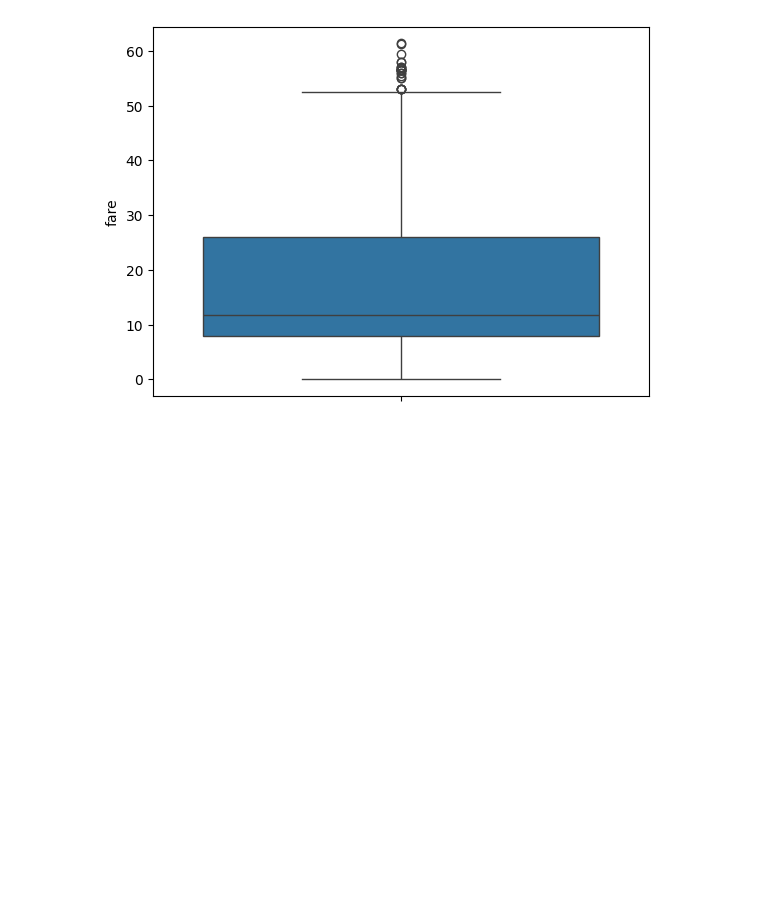
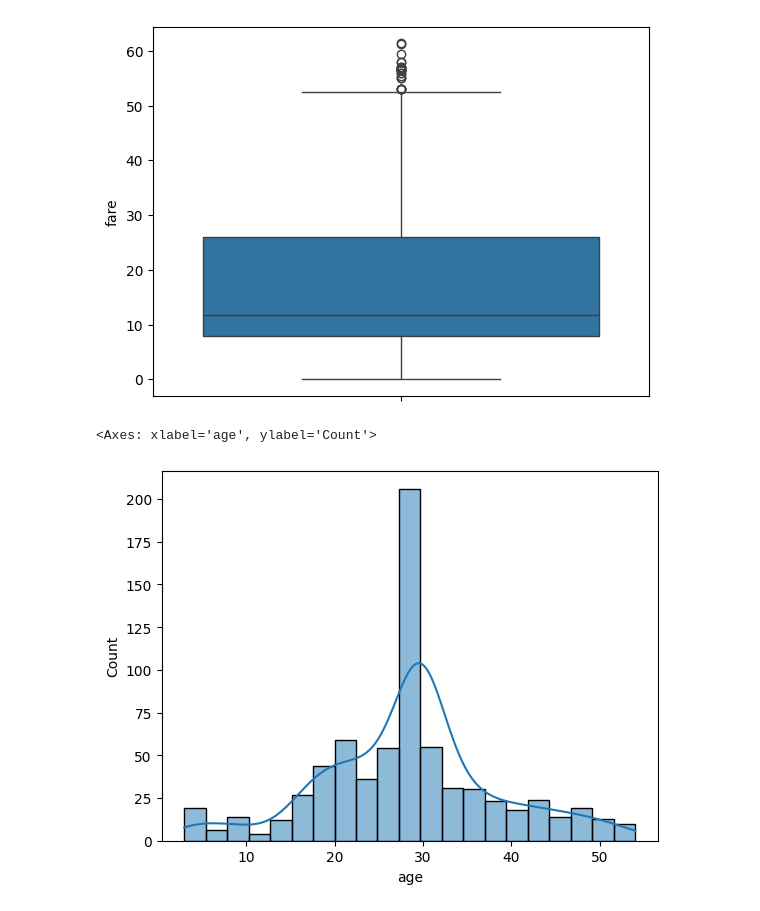
Before and after one commit to saadkhalidabbasi/Data-Science-Notes, a Jupyter notebook: Data_Wrangling_from_Zero_to_Pro.ipynb, the cells around one changed output. Cells and saved outputs as stored; diff of their text form; code cells hidden in the pictures; blank space fills up the shorter version.

```diff
--- a/Data_Wrangling_from_Zero_to_Pro.ipynb
+++ b/Data_Wrangling_from_Zero_to_Pro.ipynb
@@ -183,3 +183,10 @@ sns.boxplot(df,y='fare')
 # %% [output]
 <Axes: ylabel='fare'>
 [figure]
+# %%
+# Checking the Normalization of Data after removing outliers
+
+sns.histplot(data=df,x='age',kde=1)
+# %% [output]
+<Axes: xlabel='age', ylabel='Count'>
+[figure, added]
```
Also changed, not shown: parts of 6 cells of this notebook.
